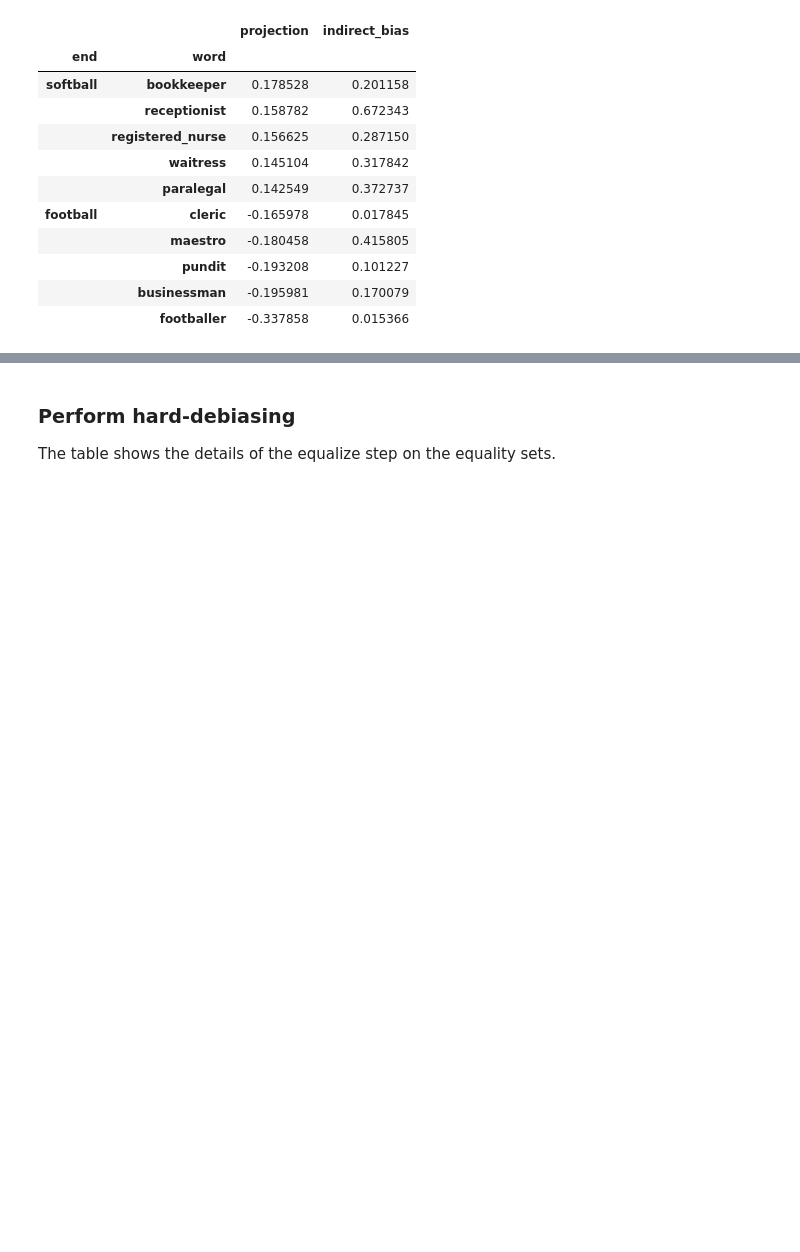
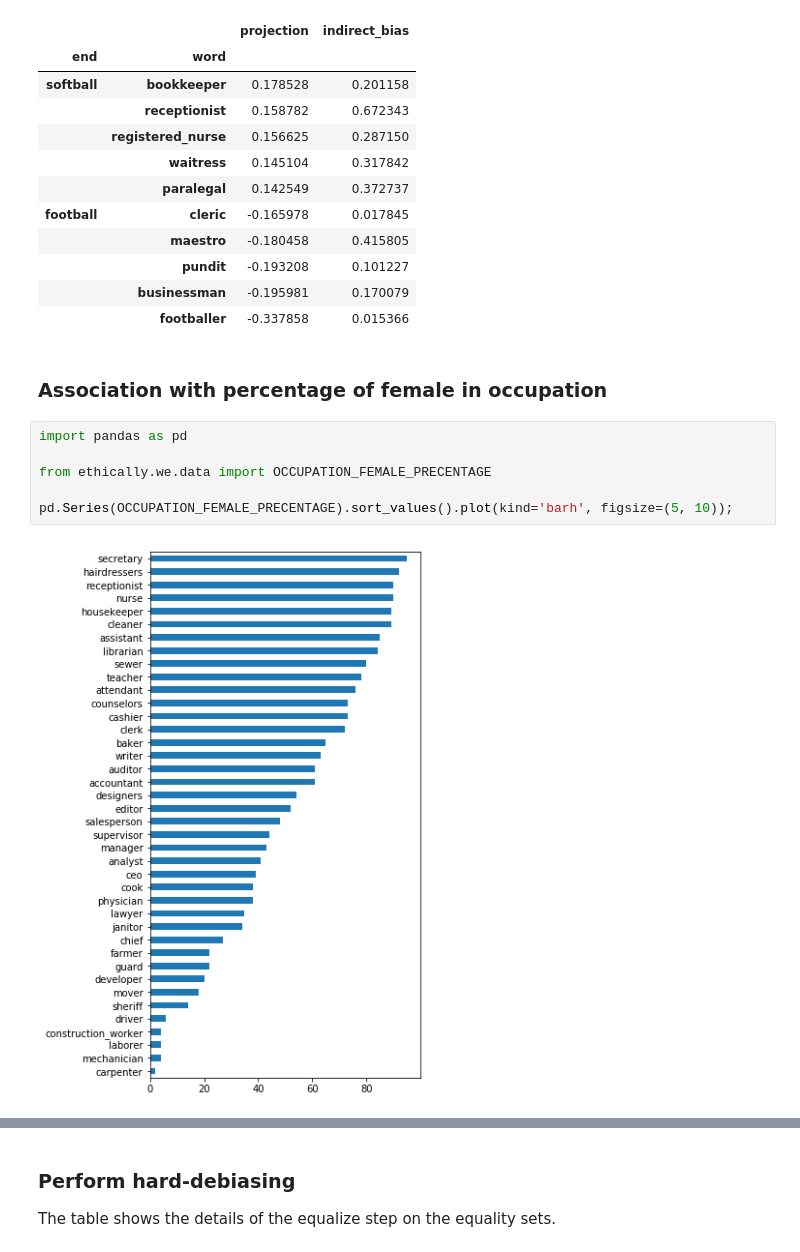
Before and after one commit to ResponsiblyAI/responsibly, a Jupyter notebook: docs/notebooks/demo-word-embedding-bias.ipynb, the cells around one changed output, grey strips where cells are left out. Saved outputs shown, nothing was run; the diff lists cells and outputs as text; blank space fills up the shorter version.

```diff
--- a/docs/notebooks/demo-word-embedding-bias.ipynb
+++ b/docs/notebooks/demo-word-embedding-bias.ipynb
@@ -228,3 +228,13 @@ w2v_gender_bias_we.generate_closest_words_indirect_bias('softball', 'football')
 |  | pundit | -0.193208 | 0.101227 |
 |  | businessman | -0.195981 | 0.170079 |
 |  | footballer | -0.337858 | 0.015366 |
+# %% [markdown]
+### Association with percentage of female in occupation
+# %%
+import pandas as pd
+
+from ethically.we.data import OCCUPATION_FEMALE_PRECENTAGE
+
+pd.Series(OCCUPATION_FEMALE_PRECENTAGE).sort_values().plot(kind='barh', figsize=(5, 10));
+# %% [output]
+[figure, added]
```
Also changed, not shown: parts of 17 cells of this notebook, 21 other files.
